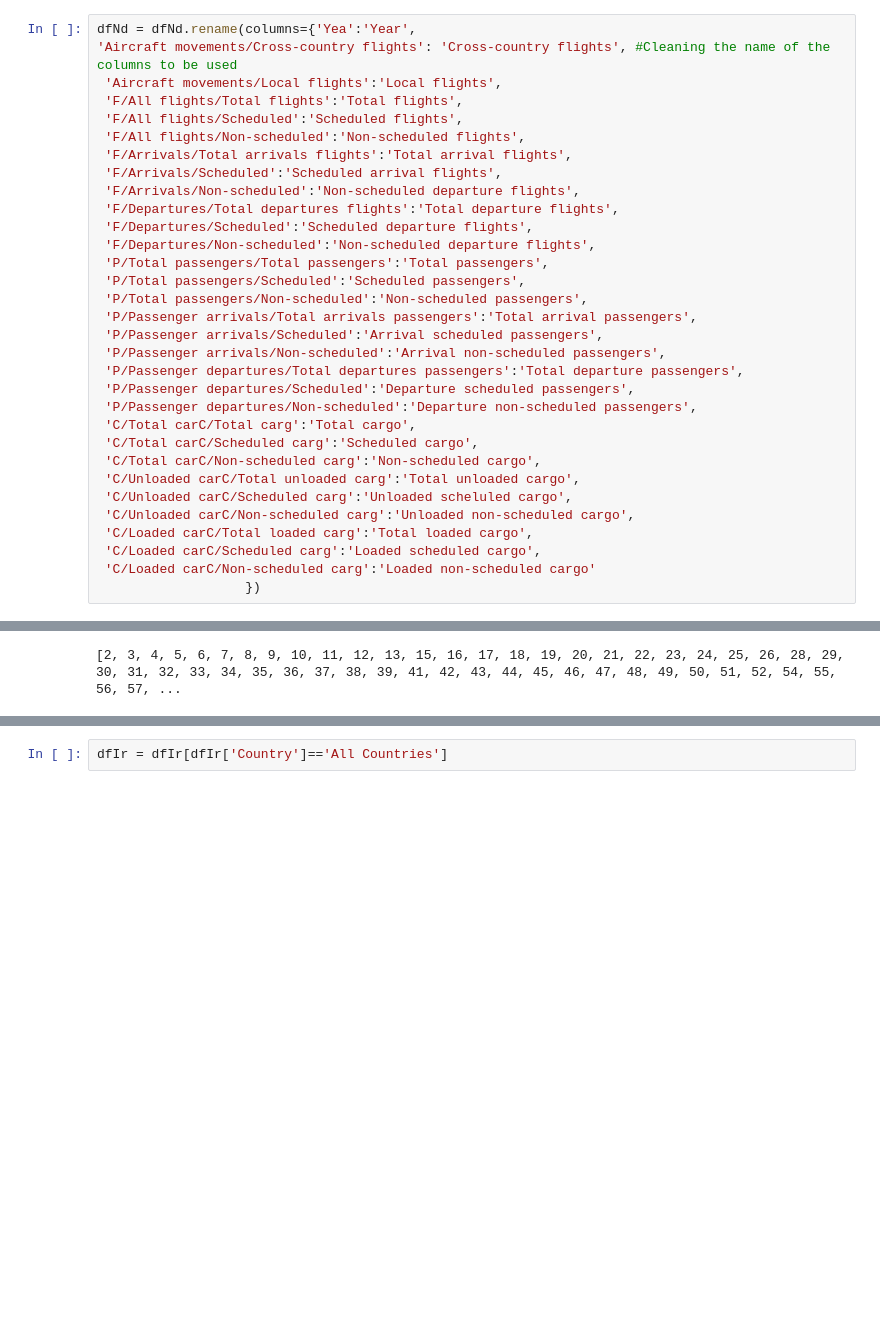
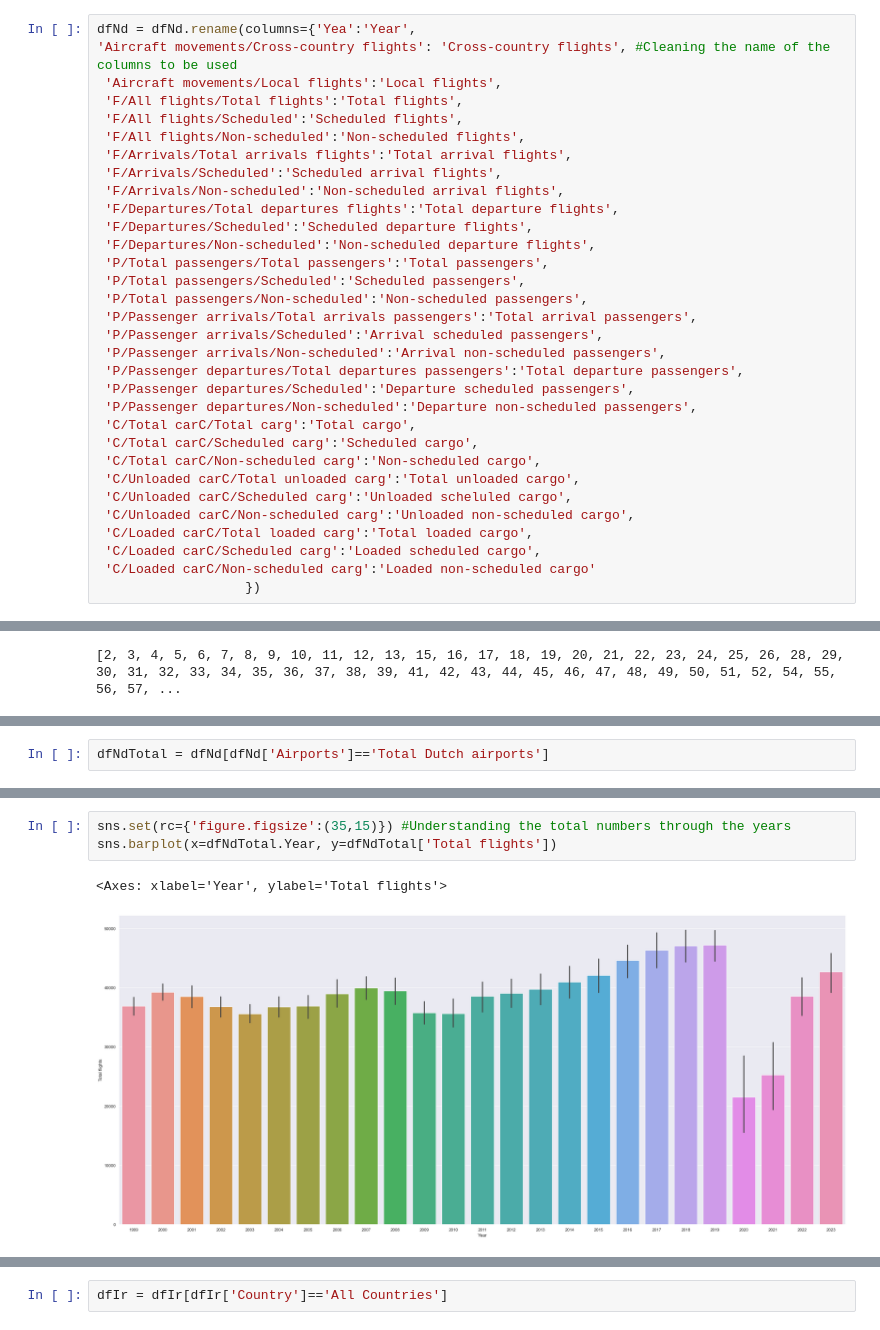
Before and after one commit to RubenCharleston/MSc_CA2_2021116, a Jupyter notebook: CA2.ipynb, the cells around one changed output, grey strips where cells are left out. Saved outputs shown, nothing was run; the diff lists cells and outputs as text; blank space fills up the shorter version.

```diff
--- a/CA2.ipynb
+++ b/CA2.ipynb
@@ -337,7 +343,7 @@ dfNd = dfNd.rename(columns={'Yea':'Year',
  'F/All flights/Non-scheduled':'Non-scheduled flights',
  'F/Arrivals/Total arrivals flights':'Total arrival flights',
  'F/Arrivals/Scheduled':'Scheduled arrival flights',
- 'F/Arrivals/Non-scheduled':'Non-scheduled departure flights',
+ 'F/Arrivals/Non-scheduled':'Non-scheduled arrival flights',
  'F/Departures/Total departures flights':'Total departure flights',
  'F/Departures/Scheduled':'Scheduled departure flights',
  'F/Departures/Non-scheduled':'Non-scheduled departure flights',
@@ -465,0 +485,2 @@ print(list(dfNd.index.values))
+# %%
+dfNdTotal = dfNd[dfNd['Airports']=='Total Dutch airports']
@@ -465,0 +507,6 @@ print(list(dfNd.index.values))
+# %%
+sns.set(rc={'figure.figsize':(35,15)}) #Understanding the total numbers through the years
+sns.barplot(x=dfNdTotal.Year, y=dfNdTotal['Total flights'])
+# %% [output]
+<Axes: xlabel='Year', ylabel='Total flights'>
+[figure, added]
```
Also changed, not shown: parts of 42 cells of this notebook, 3 other files.
